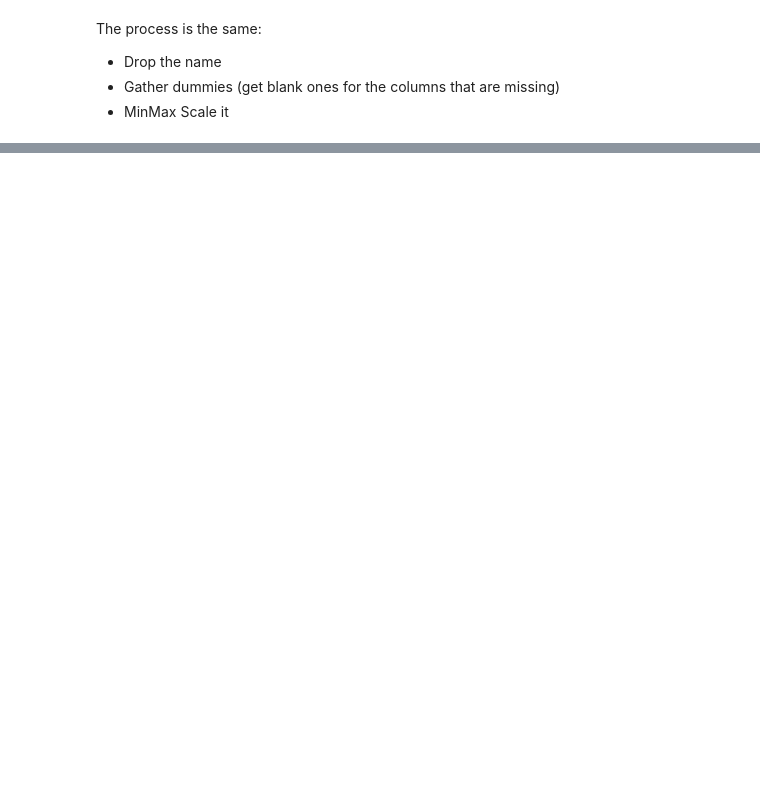
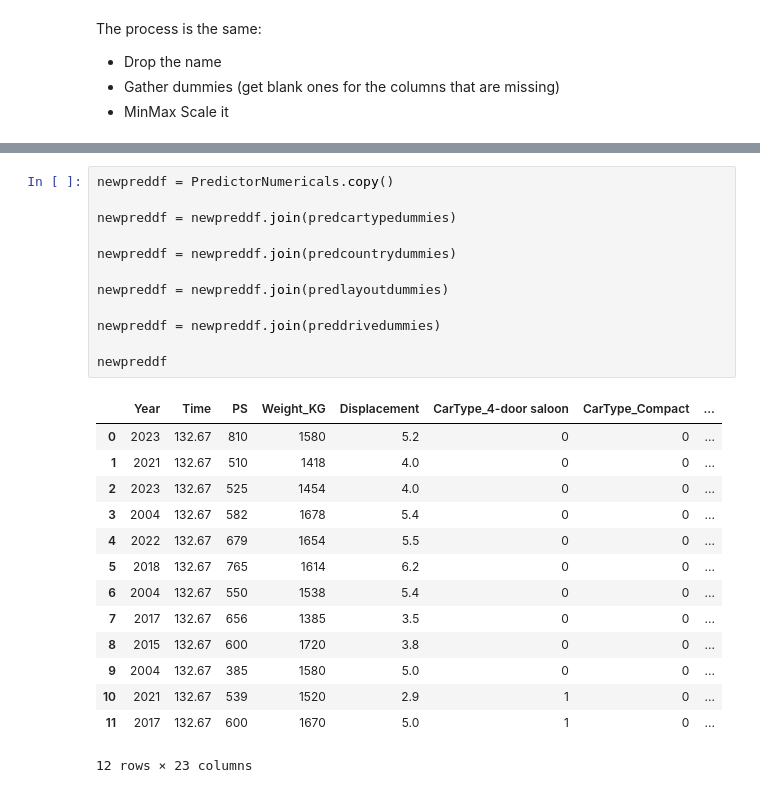
Before and after one commit to RJMNillo/LagunaSecaLapTimes, a Jupyter notebook: PredictingLapTimes.ipynb, the cells around one changed output, grey strips where cells are left out. Saved outputs shown, nothing was run; the diff lists cells and outputs as text; blank space fills up the shorter version.

```diff
--- a/PredictingLapTimes.ipynb
+++ b/PredictingLapTimes.ipynb
@@ -363,0 +470,27 @@ PredictorNumericals = PredictionComparison[["Year","Time", "PS", "Weight_KG", "D
+# %%
+newpreddf = PredictorNumericals.copy()
+
+newpreddf = newpreddf.join(predcartypedummies)
+
+newpreddf = newpreddf.join(predcountrydummies)
+
+newpreddf = newpreddf.join(predlayoutdummies)
+
+newpreddf = newpreddf.join(preddrivedummies)
+
+newpreddf
+# %% [output]
+|  | Year | Time | PS | Weight_KG | Displacement | CarType_4-door saloon | CarType_Compact | ... |
+| 0 | 2023 | 132.67 | 810 | 1580 | 5.2 | 0 | 0 | ... |
+| 1 | 2021 | 132.67 | 510 | 1418 | 4.0 | 0 | 0 | ... |
+| 2 | 2023 | 132.67 | 525 | 1454 | 4.0 | 0 | 0 | ... |
+| 3 | 2004 | 132.67 | 582 | 1678 | 5.4 | 0 | 0 | ... |
+| 4 | 2022 | 132.67 | 679 | 1654 | 5.5 | 0 | 0 | ... |
+| 5 | 2018 | 132.67 | 765 | 1614 | 6.2 | 0 | 0 | ... |
+| 6 | 2004 | 132.67 | 550 | 1538 | 5.4 | 0 | 0 | ... |
+| 7 | 2017 | 132.67 | 656 | 1385 | 3.5 | 0 | 0 | ... |
+| 8 | 2015 | 132.67 | 600 | 1720 | 3.8 | 0 | 0 | ... |
+| 9 | 2004 | 132.67 | 385 | 1580 | 5.0 | 0 | 0 | ... |
+| 10 | 2021 | 132.67 | 539 | 1520 | 2.9 | 1 | 0 | ... |
+| 11 | 2017 | 132.67 | 600 | 1670 | 5.0 | 1 | 0 | ... |
+12 rows × 23 columns
```
Also changed, not shown: parts of 17 cells of this notebook, 1 other file.
